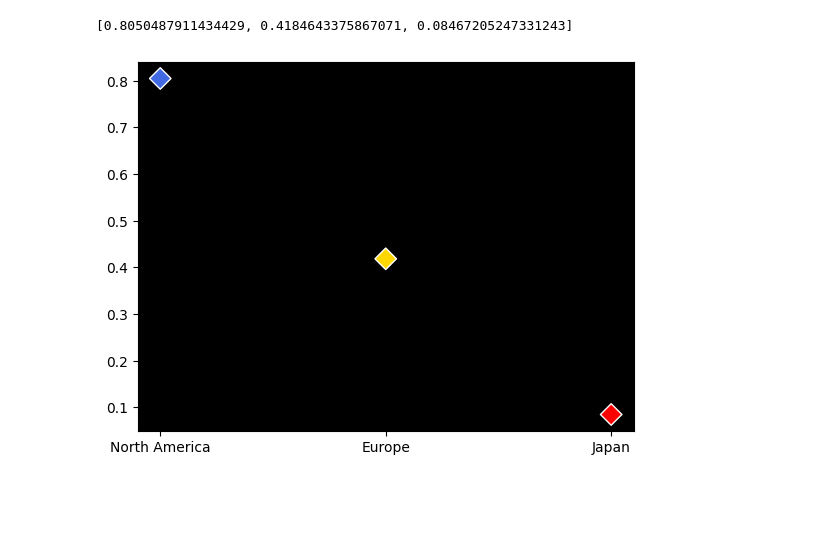
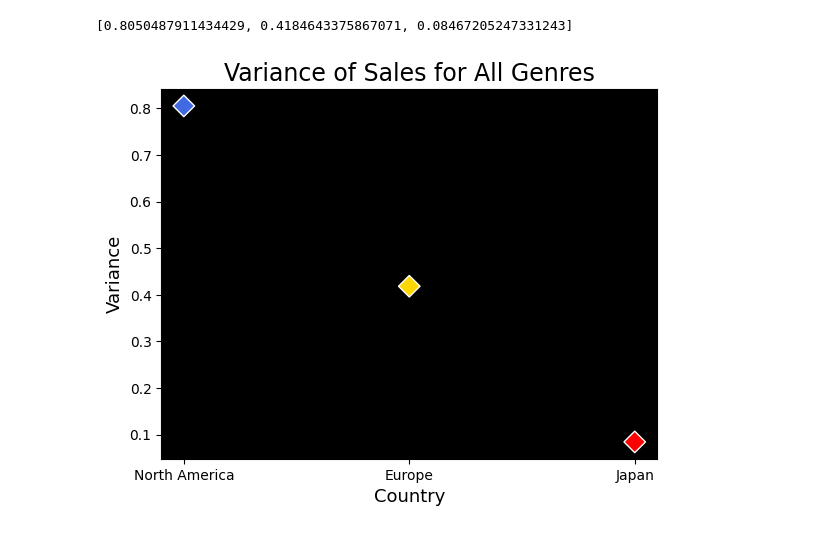
Before and after one commit to tangiambe/Data_Analytics_Project, a Jupyter notebook: genre_country_sales.ipynb, the cells around one changed output. Drawn from its saved outputs; the diff is of its cells as text; code cells hidden in the pictures; blank space fills up the shorter version.

```diff
--- a/genre_country_sales.ipynb
+++ b/genre_country_sales.ipynb
@@ -130,13 +134,16 @@ gcsVariance
 # %%
 '''
 This kernal exhibits the results of the
 previous kernal in a scatter plot to display the
 variance of sales for each country by genre.
 '''
 
 markerSize= 120
 axes = plt.axes()
 plt.scatter(x=['North America', 'Europe', 'Japan'], y=gcsVariance,color=('royalblue', 'gold', 'red'), edgecolor='white', marker='D', s=markerSize)
+plt.title("Variance of Sales for All Genres", size=17)
+plt.xlabel('Country', size=13)
+plt.ylabel('Variance', size=13)
 axes.set_facecolor('black')
 # %% [output]
-[figure, old version]
+[figure, new version]
```
Also changed, not shown: parts of 11 cells of this notebook, 2 other files.
